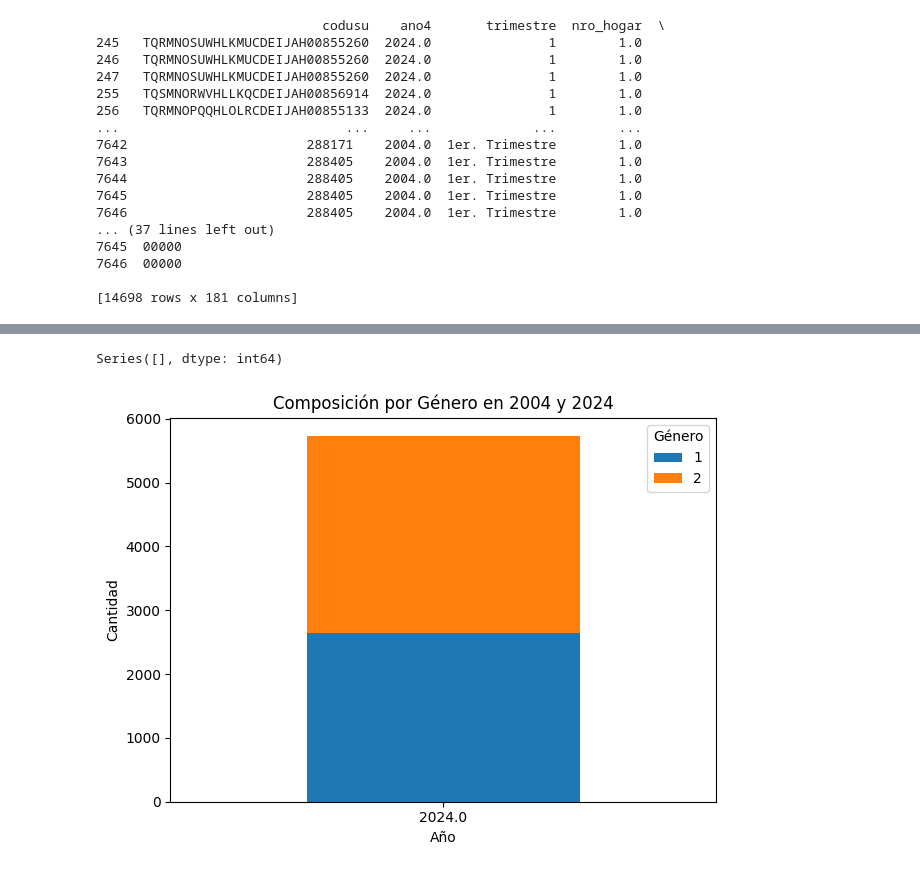
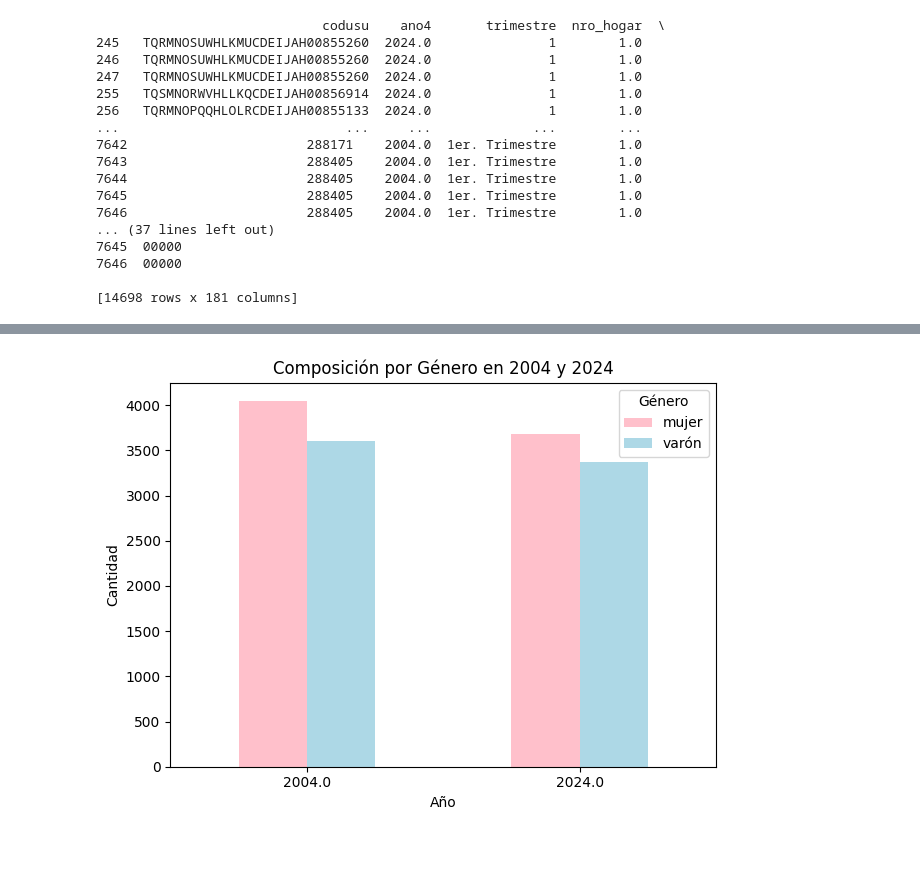
Before and after one commit to AngelaNavajas/CC408-T1-4, a Jupyter notebook: TP3/TP3.ipynb, the cells around one changed output, grey strips where cells are left out. Drawn from its saved outputs; the diff is of its cells as text; code cells hidden in the pictures.

```diff
--- a/TP3/TP3.ipynb
+++ b/TP3/TP3.ipynb
@@ -128,10 +128,3 @@ print(base_prelimpieza)
 7646  00000
 
 [14698 rows x 181 columns]
-# %%
-#Saco los ingresos negativos
-ingresos = ['p21', 'tot_p12', 'v2_m', 'v3_m', 'v4_m', 'v5_m', 'v8_m', 'v9_m', 'v10_m', 'v11_m', 'v12_m', 'v18_m', 'v19_am', 'v21_m', 't_vi', 'itf', 'ipcf']
-base_prelimpieza=base_prelimpieza[(base_prelimpieza[ingresos] >= 0).all(axis=1)]
-
-#Saco las edades negativas
-base_prelimpieza = base_prelimpieza[base_prelimpieza['ch06'] >= 0]
@@ -139,0 +432,20 @@ TypeError: '>=' not supported between instances of 'str' and 'int'
+# %%
+#Convierto en cadena para no perder los valores numericos
+base_prelimpieza['cat_inac'] = base_prelimpieza['cat_inac'].astype(str)
+#Me aseguro que las variables esten prolijas para que se hagan los cambios que le pido
+base_prelimpieza['cat_inac'] = base_prelimpieza['cat_inac'].str.strip().str.lower()
+#Siento que aca me podria fijar de hacerlo en una nueva base en vez de ir poniendo todo en las misma piorque si no se encima...
+# Reemplazar los valores de '1', '2', 'mujer' y 'varón'
+base_prelimpieza['cat_inac'] = base_prelimpieza['cat_inac'].replace({
+    'jubilado/pensionado': '1',
+    'rentista': '2',
+    'estudiante': '3',
+    'ama de casa': '4',
+    'menor de 6 años': '5',
+    'discapacitado': '6',
+    'otros': '7'
+})
+
+#Reviso que no se me pierdan datos
+print('Resultado del cambio:')
+print(base_prelimpieza['cat_inac'].value_counts())
@@ -139,0 +467,4 @@ TypeError: '>=' not supported between instances of 'str' and 'int'
+# %%
+base_prelimpieza['ch06'] = pd.to_numeric(base_prelimpieza['ch06'], errors='coerce')
+#Saco las edades negativas
+base_prelimpieza1 = base_prelimpieza[base_prelimpieza['ch06'] >= 0]
@@ -225,25 +561,15 @@ plt.show()
-# %%
-# Verificar la cantidad de datos por año y género
-conteo = base_04_filtrada.groupby(['ano4']).size()
-print(conteo)
-# %% [output]
-Series([], dtype: int64)
-# %%
-# Contar la cantidad de hombres y mujeres por año
-composicion = base_prelimpieza.groupby(['ano4', 'ch04']).size().unstack(fill_value=0)
-
-# Crear el gráfico de barras
-composicion.plot(kind='bar', stacked=True)
-
-# Personalizar el gráfico
-plt.title('Composición por Género en 2004 y 2024')
-plt.xlabel('Año')
-plt.ylabel('Cantidad')
-plt.xticks(rotation=0)  # Para tener las etiquetas en horizontal
-plt.legend(title='Género')
-plt.tight_layout()  # Ajustar el layout
-
-# Mostrar el gráfico
-plt.show()
-# %% [output]
-[figure, removed]
+# %%
+# Contar la cantidad de hombres y mujeres por año
+composicion = base_prelimpieza.groupby(['ano4', 'ch04']).size().unstack(fill_value=0)
+composicion.plot(kind='bar', color=['pink', 'lightblue'])
+
+# Gráfico
+plt.title('Composición por Género en 2004 y 2024')
+plt.xlabel('Año')
+plt.ylabel('Cantidad')
+plt.xticks(rotation=0)  # Para tener las etiquetas en horizontal
+plt.legend(title='Género')
+plt.tight_layout()  # Ajustar el layout
+plt.show()
+# %% [output]
+[figure, added]
```
Also changed, not shown: parts of 28 cells of this notebook.
